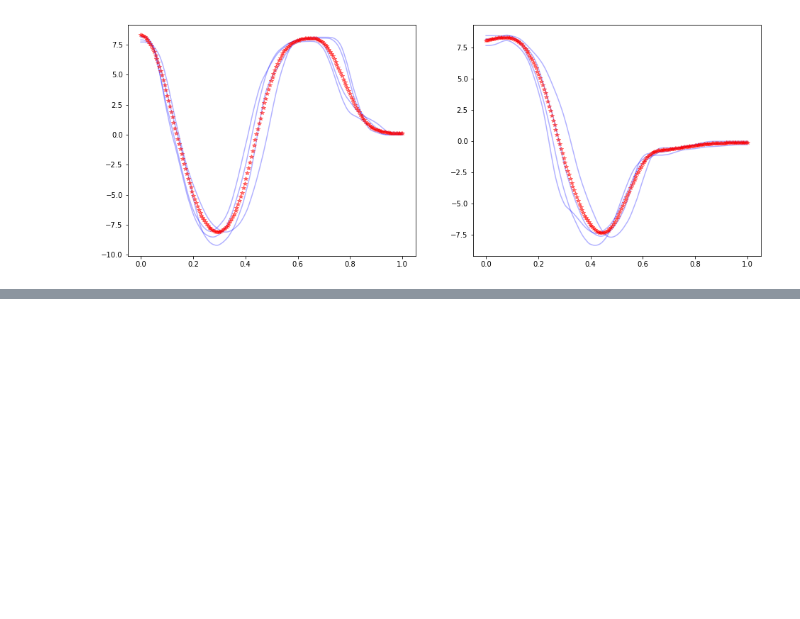
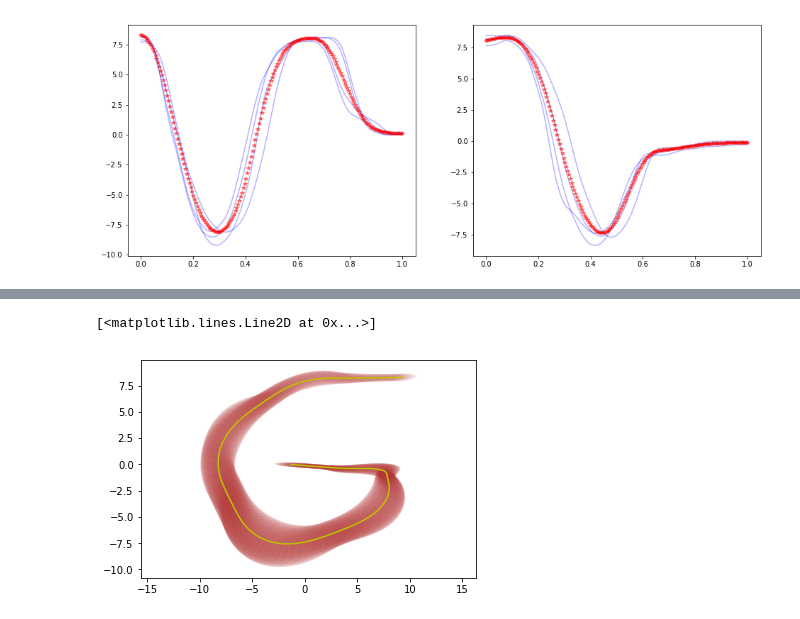
Before and after one commit to fabienjammes/ee613-python, a Jupyter notebook: python notebooks/LWR.ipynb, the cells around one changed output, grey strips where cells are left out. Saved outputs shown, nothing was run; the diff lists cells and outputs as text; code cells hidden in the pictures; blank space fills up the shorter version.

```diff
--- a/python notebooks/LWR.ipynb
+++ b/python notebooks/LWR.ipynb
@@ -103,0 +140,2 @@ plt.plot(t_in, Y_preds[:,1], '*r', alpha=0.5)
+# %%
+gmr = GMR(gmm,n_in = 1, n_out = 2)
@@ -103,0 +209,11 @@ plt.plot(t_in, Y_preds[:,1], '*r', alpha=0.5)
+# %%
+for i in range(n_data):
+    mu = ys[i,:]
+    sigma = covs[i]
+    plot_gaussian_2D(mu,sigma,ax,alpha=0.1)
+plt.axis([-13,10,-20,20])
+plt.axis('equal')
+plt.plot(ys[:,0], ys[:,1], 'y')
+# %% [output]
+[<matplotlib.lines.Line2D at 0x...>]
+[figure, added]
```
Also changed, not shown: parts of 20 cells of this notebook, 3 other files.
